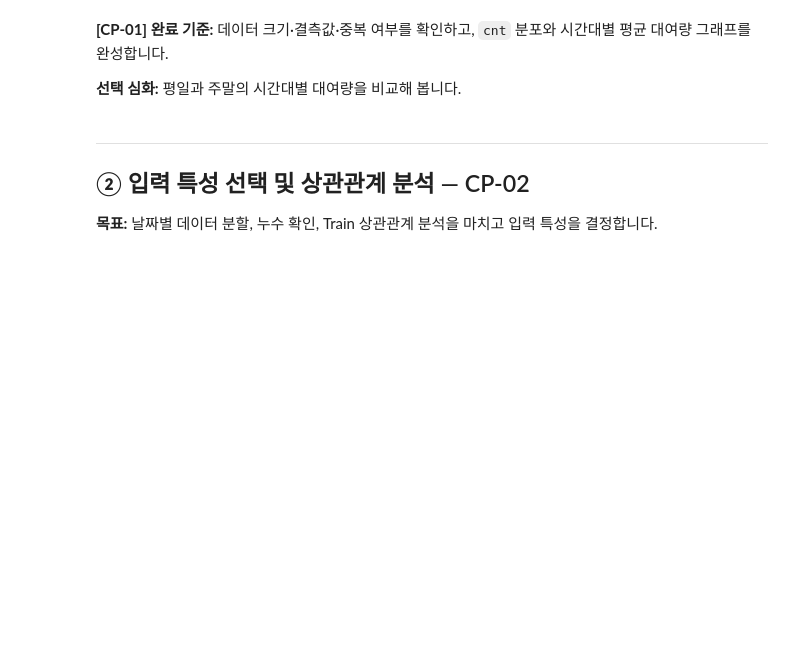
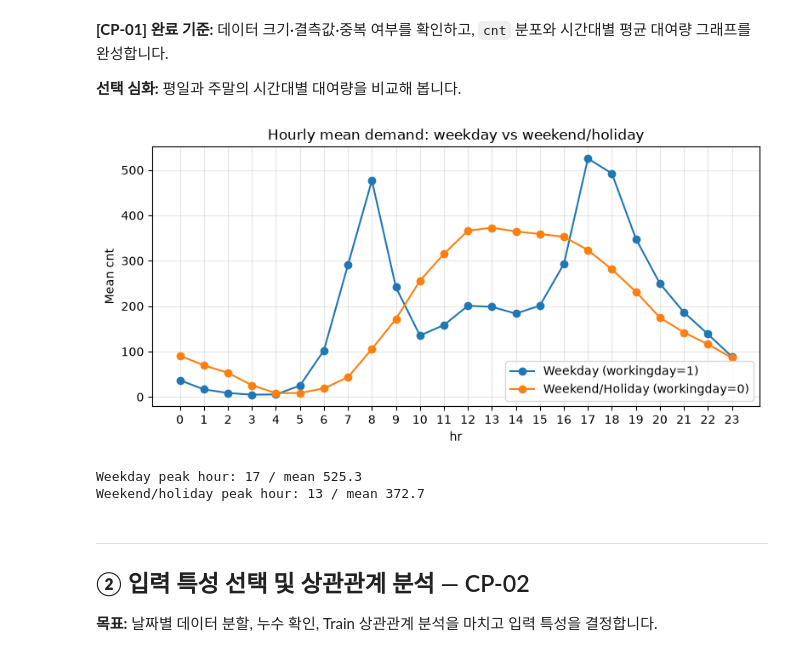
Before and after one commit to Gotti0/ai-mini-projects, a Jupyter notebook: mini-project-01/code/01_regression_bike_demand.ipynb, the cells around one changed output. Cells and saved outputs as stored; diff of their text form; code cells hidden in the pictures; blank space fills up the shorter version.

```diff
--- a/mini-project-01/code/01_regression_bike_demand.ipynb
+++ b/mini-project-01/code/01_regression_bike_demand.ipynb
@@ -156,6 +156,34 @@ plt.show()
 **[CP-01] 완료 기준:** 데이터 크기·결측값·중복 여부를 확인하고, `cnt` 분포와 시간대별 평균 대여량 그래프를 완성합니다.
 
 **선택 심화:** 평일과 주말의 시간대별 대여량을 비교해 봅니다.
+# %%
+# 평일 • 주말 별 시간대 수요 비교 (선택 심화)
+# workingday=1: 평일, workingday=0: 주말·공휴일
+weekday_hourly = (
+    df[df["workingday"] == 1].groupby("hr")["cnt"].mean()
+)
+weekend_hourly = (
+    df[df["workingday"] == 0].groupby("hr")["cnt"].mean()
+)
+
+plt.figure(figsize=(8, 4))
+plt.plot(weekday_hourly.index, weekday_hourly.values, marker="o", label="Weekday (workingday=1)")
+plt.plot(weekend_hourly.index, weekend_hourly.values, marker="o", label="Weekend/Holiday (workingday=0)")
+plt.xticks(range(24))
+plt.xlabel("hr")
+plt.ylabel("Mean cnt")
+plt.title("Hourly mean demand: weekday vs weekend/holiday")
+plt.legend()
+plt.grid(alpha=0.3)
+plt.tight_layout()
+plt.show()
+
+print("Weekday peak hour:", int(weekday_hourly.idxmax()), "/ mean", round(weekday_hourly.max(), 1))
+print("Weekend/holiday peak hour:", int(weekend_hourly.idxmax()), "/ mean", round(weekend_hourly.max(), 1))
+# %% [output]
+[figure, added]
+Weekday peak hour: 17 / mean 525.3
+Weekend/holiday peak hour: 13 / mean 372.7
 # %% [markdown]
 ---
 ## ② 입력 특성 선택 및 상관관계 분석 — CP-02
```
Also changed, not shown: parts of 1 cell of this notebook.
